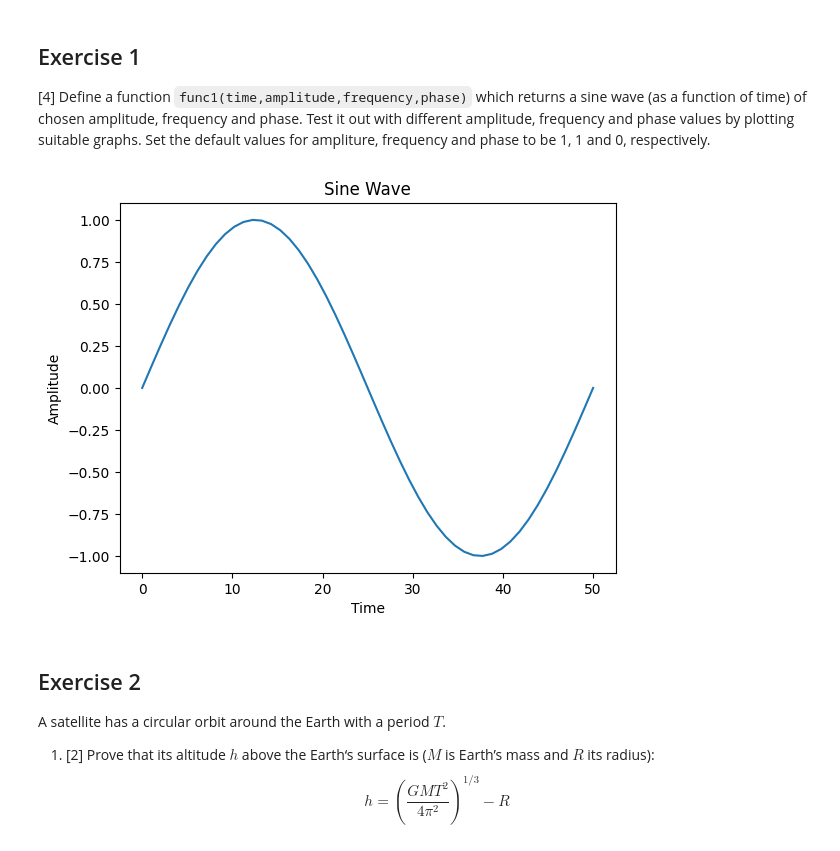
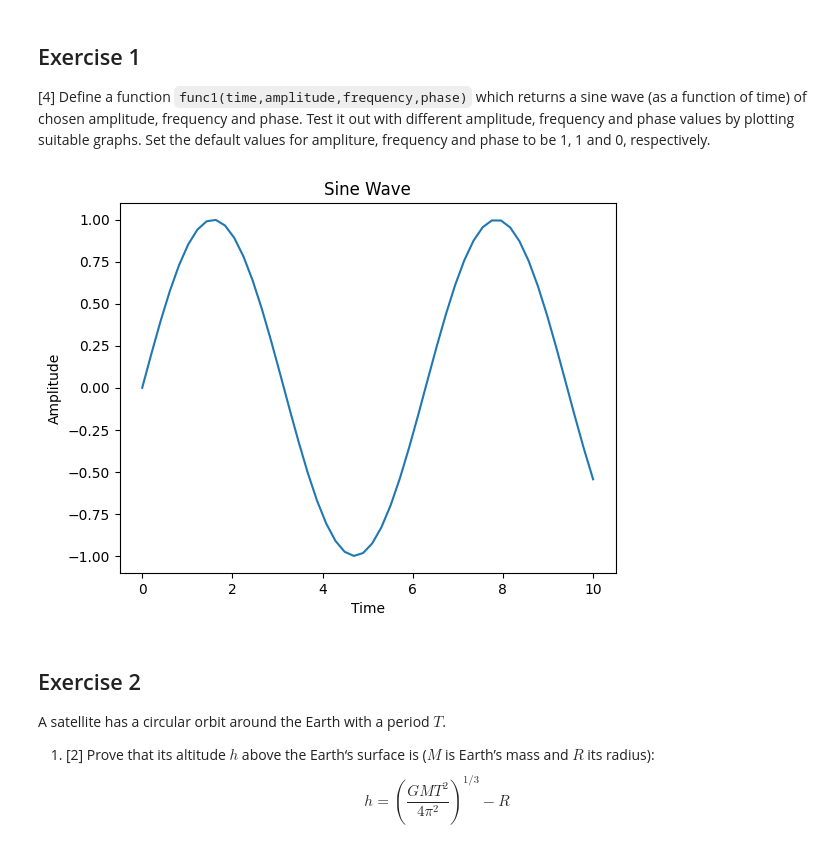
Before and after one commit to PX2145-2025/week-2-b-Finlay-Hall, a Jupyter notebook: Functions.ipynb, the cells around one changed output. Drawn from its saved outputs; the diff is of its cells as text; code cells hidden in the pictures.

```diff
--- a/Functions.ipynb
+++ b/Functions.ipynb
@@ -287,31 +287,31 @@ angle in radians is 6.283185307179586
 # %%
 import numpy as np
 import matplotlib.pyplot as plt
 
 def func1(time,amplitude=1,frequency=1,phase=0):
   """
   Returns sine wave as a function of time
   """
-  return amplitude * sin(2 * pi * frequency * time + phase)
+  return amplitude * sin(frequency * time + phase)
 
 # Create a time array for plotting
-time = np.linspace(0, 50)
+time = np.linspace(0, 10, 50) # Example time array
 
 # Create a figure and axes object
 fig, ax = plt.subplots()
 
 # Plot the sine wave
 ax.plot(time, func1(time))
 
 # Add labels and title
 ax.set_xlabel('Time')
 ax.set_ylabel('Amplitude')
 ax.set_title('Sine Wave')
 
 # Show the plot
 plt.show()
 # %% [output]
-[figure, old version]
+[figure, new version]
 # %% [markdown]
 ## Exercise 2
 
```
